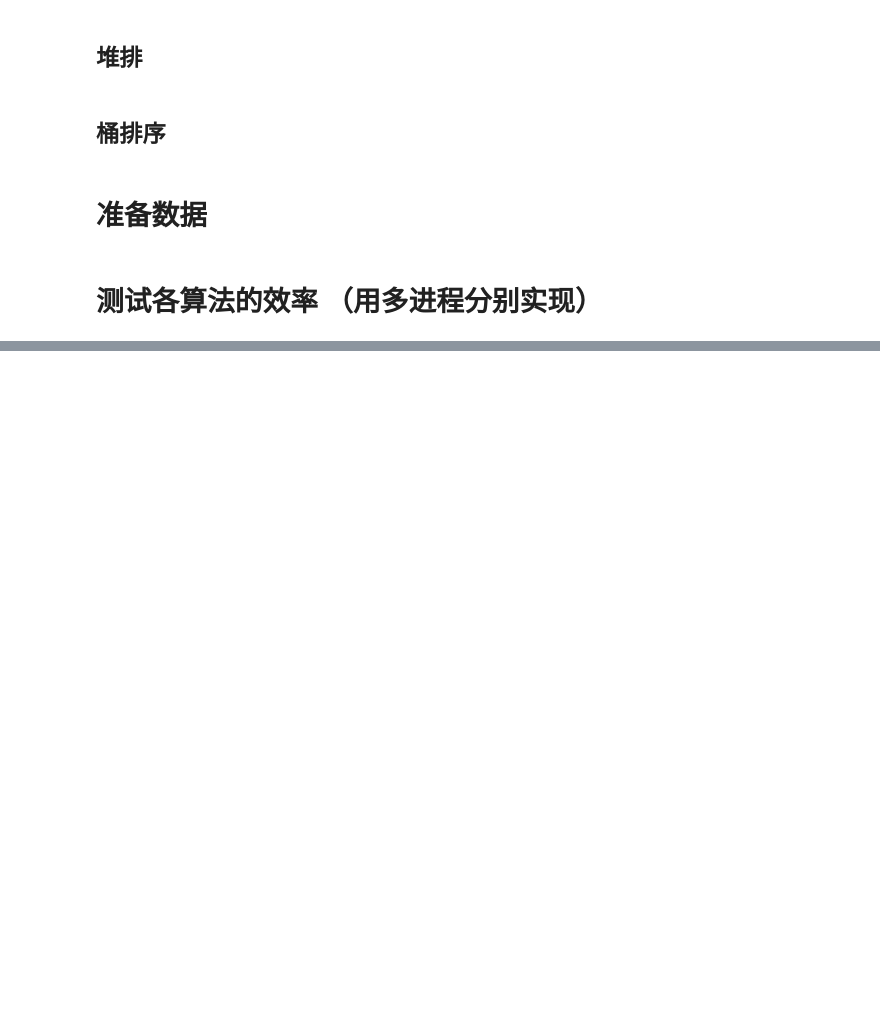
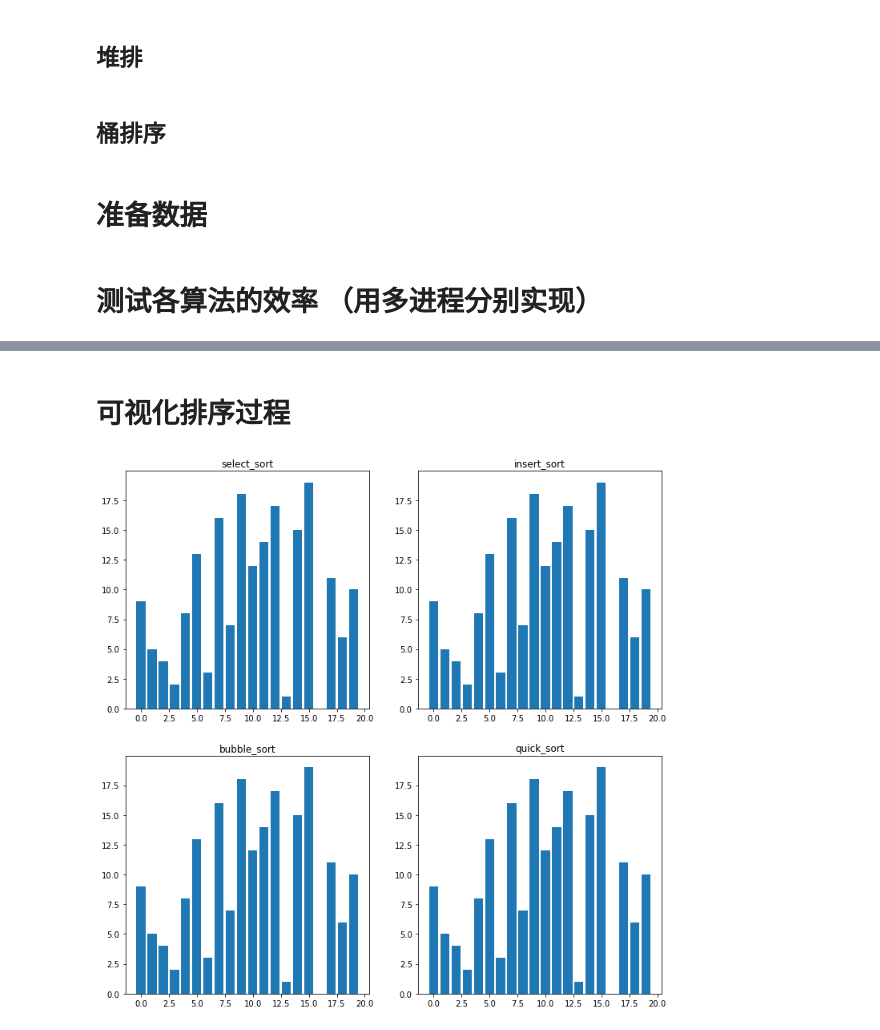
Before and after one commit to freedom-zhou/jupyter, a Jupyter notebook: 01_Python 基本功/Python实现各种排序算法.ipynb, the cells around one changed output, grey strips where cells are left out. Cells and saved outputs as stored; diff of their text form; code cells hidden in the pictures; blank space fills up the shorter version.

```diff
--- a/01_Python 基本功/Python实现各种排序算法.ipynb
+++ b/01_Python 基本功/Python实现各种排序算法.ipynb
@@ -306 +306,29 @@ repeat data        merge_sort  执行完毕，用时0.00498676秒,
 end
+# %% [markdown]
+# 可视化排序过程
+# %%
+import matplotlib.pyplot as plt
+import matplotlib.animation as ani
+import seaborn as sb
+
+# 选择绘图模式
+%matplotlib inline
+# %matplotlib notebook
+# %matplotlib auto
+
+N = 20
+dataDict = getData(N)
+x = list(range(N))
+
+fig, axs = plt.subplots(2,2, figsize=(12,12))
+
+# for dataName, data in dataDict.items():
+data = dataDict.get("random data")
+sortFucIter = iter((select_sort, insert_sort, bubble_sort, quick_sort))
+for row in axs:
+    for ax in row:
+        func = next(sortFucIter)
+        ax.set_title(func.__name__)
+        ax.bar(x, data)
+# %% [output]
+[figure, added]
```
Also changed, not shown: parts of 2 cells of this notebook, 6 other files.
